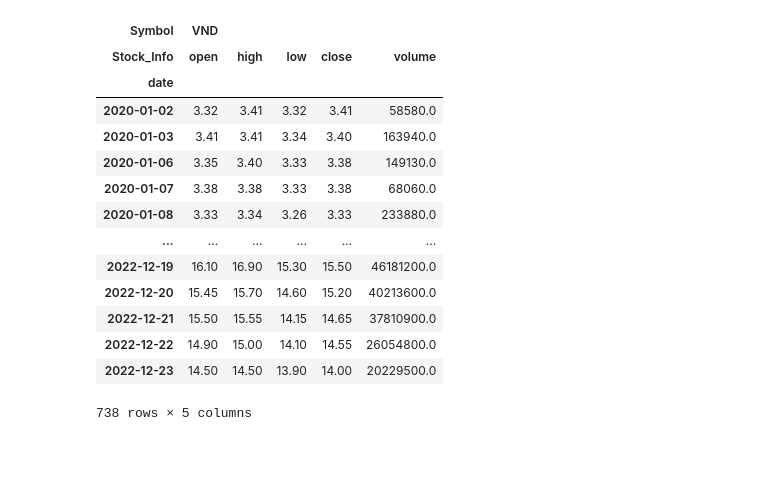
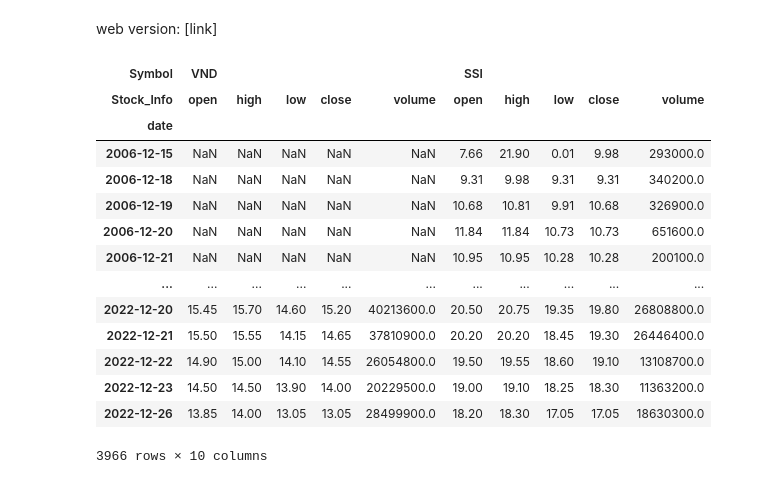
Before and after one commit to truongthinh118/visualize_stock_chart, a Jupyter notebook: visualization_notebook.ipynb, the cells around one changed output. Cells and saved outputs as stored; diff of their text form; code cells hidden in the pictures; blank space fills up the shorter version.

```diff
--- a/visualization_notebook.ipynb
+++ b/visualization_notebook.ipynb
@@ -1,2 +1,4 @@
+# %% [markdown]
+web version: [link]
 # %%
 import pandas as pd
@@ -23,13 +26,14 @@ def data_from_tradingview(symbol):
     now = dt.datetime.now()
     current_year = now.year
 
-    for year in range(2020, current_year+1):
+    for year in range(2000, current_year+1):
         #config duration of data
         begin_date = int(dt.datetime(year, 1, 1).timestamp())
         end_date = int(dt.datetime(year, 12, 31).timestamp())
         #call API
         response = requests.get(
             f'{trading_view_data_url}?symbol={symbol}&resolution=D&from={begin_date}&to={end_date}')
+
         response_data = json.loads(response.text)
         data_json['date'].extend(response_data['t'])
         data_json['open'].extend(response_data['o'])
@@ -40,36 +44,39 @@ def data_from_tradingview(symbol):
 
     #format response data
     df = pd.DataFrame(data_json)
-    df = df.astype('float')
+    df=df.mask(df == '')
+    df = df.astype(float)
+
     df['date'] = pd.to_datetime(df['date'], unit='s')
     df = df.set_index('date').sort_index()
+    df = df.loc[~df.index.duplicated(keep='first')]
     return df
 # %%
 #config symbol(s) that be visualized
-symbol_list = ['VND']
+symbol_list = ['VND','SSI']
 
 historical_data_list = []
 for symbol in symbol_list:
     stock_historical_data = data_from_tradingview(symbol)
     historical_data_list.append(stock_historical_data)
 
 historical_data_frame = pd.concat(historical_data_list, axis=1, keys=symbol_list)
 historical_data_frame.columns.names = ['Symbol','Stock_Info']
 
 historical_data_frame
 # %% [output]
-| Symbol | VND |  |  |  |  |
-| Stock_Info | open | high | low | close | volume |
-| date |  |  |  |  |  |
-| 2020-01-02 | 3.32 | 3.41 | 3.32 | 3.41 | 58580.0 |
-| 2020-01-03 | 3.41 | 3.41 | 3.34 | 3.40 | 163940.0 |
-| 2020-01-06 | 3.35 | 3.40 | 3.33 | 3.38 | 149130.0 |
-| 2020-01-07 | 3.38 | 3.38 | 3.33 | 3.38 | 68060.0 |
-| 2020-01-08 | 3.33 | 3.34 | 3.26 | 3.33 | 233880.0 |
-| ... | ... | ... | ... | ... | ... |
-| 2022-12-19 | 16.10 | 16.90 | 15.30 | 15.50 | 46181200.0 |
-| 2022-12-20 | 15.45 | 15.70 | 14.60 | 15.20 | 40213600.0 |
-| 2022-12-21 | 15.50 | 15.55 | 14.15 | 14.65 | 37810900.0 |
-| 2022-12-22 | 14.90 | 15.00 | 14.10 | 14.55 | 26054800.0 |
-| 2022-12-23 | 14.50 | 14.50 | 13.90 | 14.00 | 20229500.0 |
+| Symbol | VND |  |  |  |  | SSI |  |  |  |  |
+| Stock_Info | open | high | low | close | volume | open | high | low | close | volume |
+| date |  |  |  |  |  |  |  |  |  |  |
+| 2006-12-15 | NaN | NaN | NaN | NaN | NaN | 7.66 | 21.90 | 0.01 | 9.98 | 293000.0 |
+| 2006-12-18 | NaN | NaN | NaN | NaN | NaN | 9.31 | 9.98 | 9.31 | 9.31 | 340200.0 |
+| 2006-12-19 | NaN | NaN | NaN | NaN | NaN | 10.68 | 10.81 | 9.91 | 10.68 | 326900.0 |
+| 2006-12-20 | NaN | NaN | NaN | NaN | NaN | 11.84 | 11.84 | 10.73 | 10.73 | 651600.0 |
+| 2006-12-21 | NaN | NaN | NaN | NaN | NaN | 10.95 | 10.95 | 10.28 | 10.28 | 200100.0 |
+| ... | ... | ... | ... | ... | ... | ... | ... | ... | ... | ... |
+| 2022-12-20 | 15.45 | 15.70 | 14.60 | 15.20 | 40213600.0 | 20.50 | 20.75 | 19.35 | 19.80 | 26808800.0 |
+| 2022-12-21 | 15.50 | 15.55 | 14.15 | 14.65 | 37810900.0 | 20.20 | 20.20 | 18.45 | 19.30 | 26446400.0 |
+| 2022-12-22 | 14.90 | 15.00 | 14.10 | 14.55 | 26054800.0 | 19.50 | 19.55 | 18.60 | 19.10 | 13108700.0 |
+| 2022-12-23 | 14.50 | 14.50 | 13.90 | 14.00 | 20229500.0 | 19.00 | 19.10 | 18.25 | 18.30 | 11363200.0 |
+| 2022-12-26 | 13.85 | 14.00 | 13.05 | 13.05 | 28499900.0 | 18.20 | 18.30 | 17.05 | 17.05 | 18630300.0 |
-738 rows × 5 columns
+3966 rows × 10 columns
```
Also changed, not shown: parts of 16 cells of this notebook, 1 other file.
